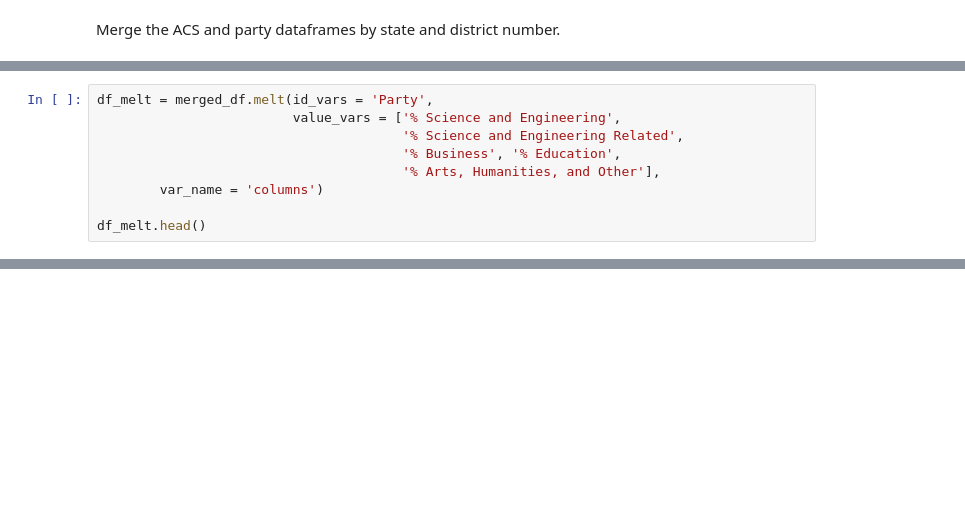
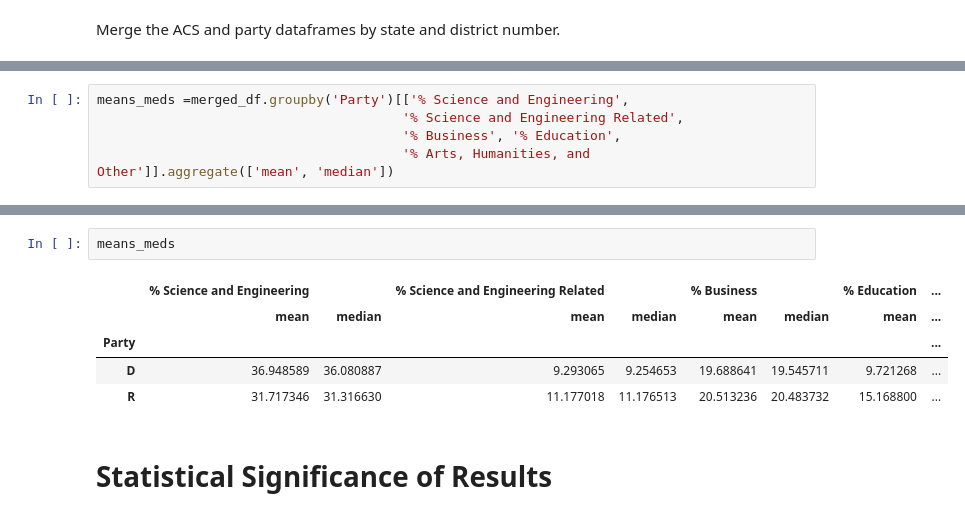
Before and after one commit to melissamelton/GSB521_CloudServices, a Jupyter notebook: Assignment_1b_US_Districts_Bachelors_Degrees.ipynb, the cells around one changed output, grey strips where cells are left out. Drawn from its saved outputs; the diff is of its cells as text; blank space fills up the shorter version.

```diff
--- a/Assignment_1b_US_Districts_Bachelors_Degrees.ipynb
+++ b/Assignment_1b_US_Districts_Bachelors_Degrees.ipynb
@@ -132,9 +211,5 @@ Name: Party, dtype: int64
 # %%
-df_melt = merged_df.melt(id_vars = 'Party',
-                         value_vars = ['% Science and Engineering',
+means_meds =merged_df.groupby('Party')[['% Science and Engineering',
                                        '% Science and Engineering Related',
                                        '% Business', '% Education',
-                                       '% Arts, Humanities, and Other'],
-        var_name = 'columns')
-
-df_melt.head()
+                                       '% Arts, Humanities, and Other']].aggregate(['mean', 'median'])
@@ -165,0 +216,10 @@ bplot.set(xlabel = 'Bachelors Degree Field',
+# %%
+means_meds
+# %% [output]
+|  | % Science and Engineering |  | % Science and Engineering Related |  | % Business |  | % Education | ... |
+|  | mean | median | mean | median | mean | median | mean | ... |
+| Party |  |  |  |  |  |  |  | ... |
+| D | 36.948589 | 36.080887 | 9.293065 | 9.254653 | 19.688641 | 19.545711 | 9.721268 | ... |
+| R | 31.717346 | 31.316630 | 11.177018 | 11.176513 | 20.513236 | 20.483732 | 15.168800 | ... |
+# %% [markdown]
+# Statistical Significance of Results
```
Also changed, not shown: parts of 35 cells of this notebook.
